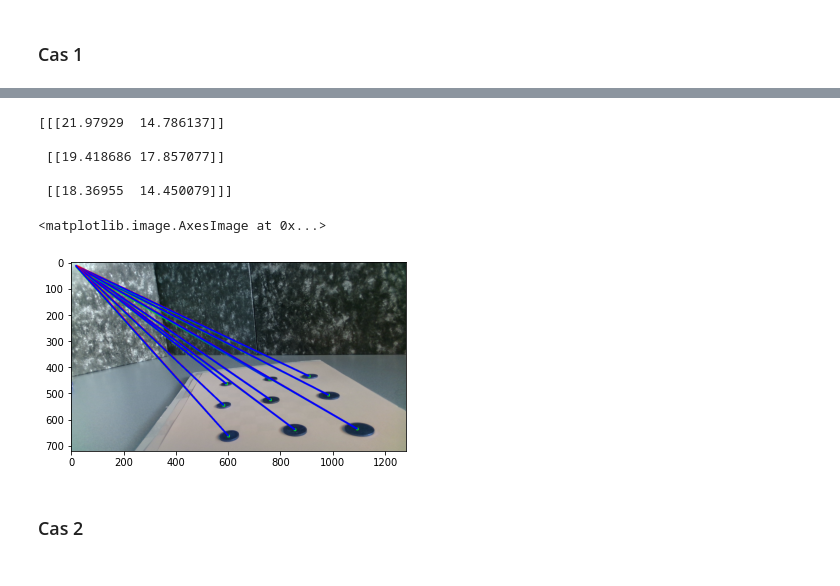
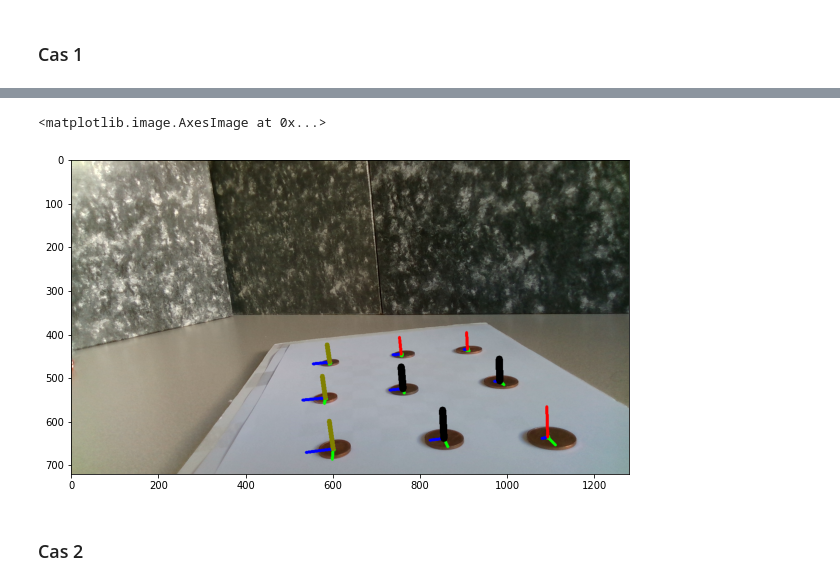
Before and after one commit to Stebf-22/CV---Notebooks, a Jupyter notebook: Practica 03/practica03.ipynb, the cells around one changed output, grey strips where cells are left out. Saved outputs shown, nothing was run; the diff lists cells and outputs as text; code cells hidden in the pictures.

```diff
--- a/Practica 03/practica03.ipynb
+++ b/Practica 03/practica03.ipynb
@@ -197,7 +191,7 @@ def calibration_points(path,  squares = (10,7)):
     cfn = 0
 
     objp = np.zeros((10*7,3), np.float32)
-    objp[:,:2] = np.mgrid[0:10,0:7].T.reshape(-1,2)
+    objp[:,:2] = np.mgrid[0:10,0:7].T.reshape(-1,2) * 30
 
     for image in path:
         img = cv2.imread(image)
@@ -205,8 +199,6 @@ def calibration_points(path,  squares = (10,7)):
         try:
             corners, im = find_chess_board(gray, squares)
             corners = corners.reshape((corners.shape[0], corners.shape[2])).astype(np.float32)
-            # objp = real_coords(corners)
-
             objpoints.append(objp)
             imgpoints.append(corners)
             cf += 1
@@ -361,14 +368,10 @@ plt.imshow(m[:,:,::-1])
 # %%
-u = circles_pnp(imgc1, hom1, mtx, dist)
-plt.imshow(u)
+u = circles_pnp(imgc1, cC1, hom1, mtx, dist)
+fig = plt.figure(figsize=(10,10))
+plt.imshow(u[:,:,::-1])
 # %% [output]
-[[[21.97929  14.786137]]
-
- [[19.418686 17.857077]]
-
- [[18.36955  14.450079]]]
+<matplotlib.image.AxesImage at 0x...>
-<matplotlib.image.AxesImage at 0x...>
-[figure, old version]
+[figure, new version]
 # %% [markdown]
 ### Cas 2
 # %%
```
Also changed, not shown: parts of 9 cells of this notebook.
